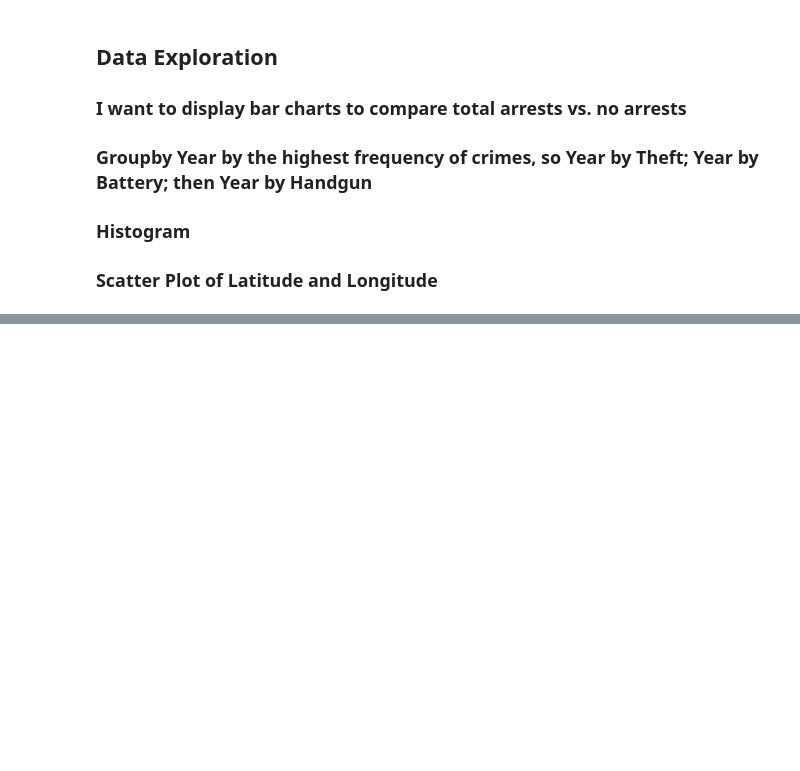
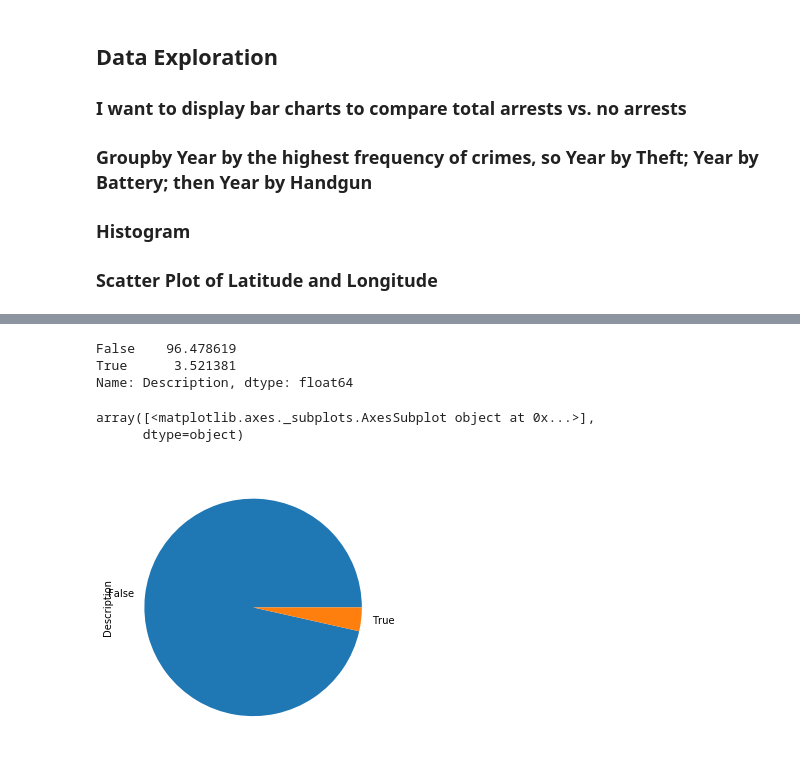
Before and after one commit to igopalan/Analyzing-Crimes-in-Chicago, a Jupyter notebook: Thinkful_Chicago_Crimes2001-2019.py.ipynb, the cells around one changed output, grey strips where cells are left out. Drawn from its saved outputs; the diff is of its cells as text; code cells hidden in the pictures; blank space fills up the shorter version.

```diff
--- a/Thinkful_Chicago_Crimes2001-2019.py.ipynb
+++ b/Thinkful_Chicago_Crimes2001-2019.py.ipynb
@@ -187,0 +333,7 @@ memory usage: 715.1+ MB
+# %%
+# crimes.str.contains('HANDGUN')
+crimes.Description.str.contains('HANDGUN').value_counts()/len(crimes)*100
+# %% [output]
+False    96.478619
+True      3.521381
+Name: Description, dtype: float64
@@ -187,0 +342,6 @@ memory usage: 715.1+ MB
+# %%
+crimes.Description.str.contains('HANDGUN').value_counts().plot.pie(subplots=True, figsize=(5,5))
+# %% [output]
+array([<matplotlib.axes._subplots.AxesSubplot object at 0x...>],
+      dtype=object)
+[figure, added]
```
Also changed, not shown: parts of 74 cells of this notebook.
